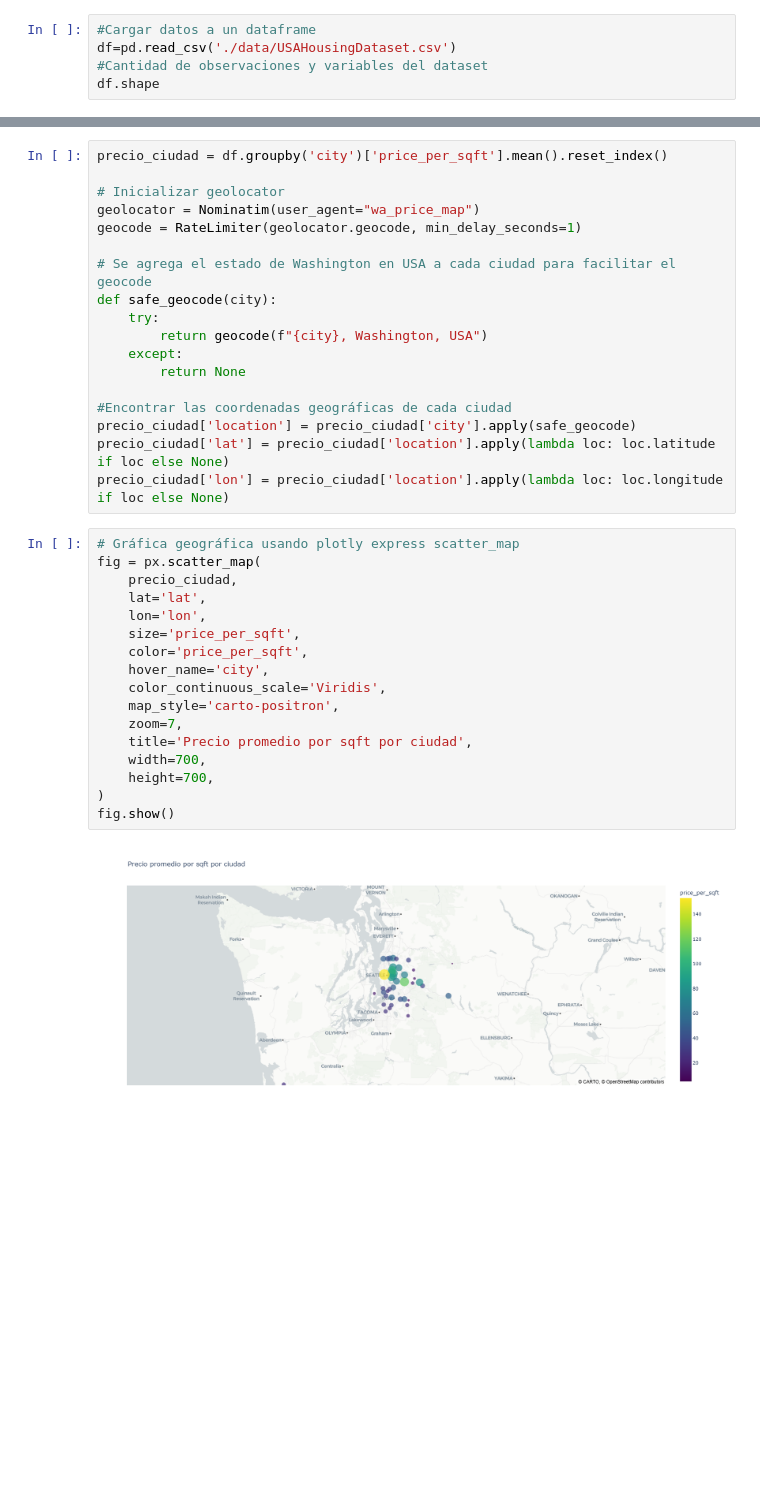
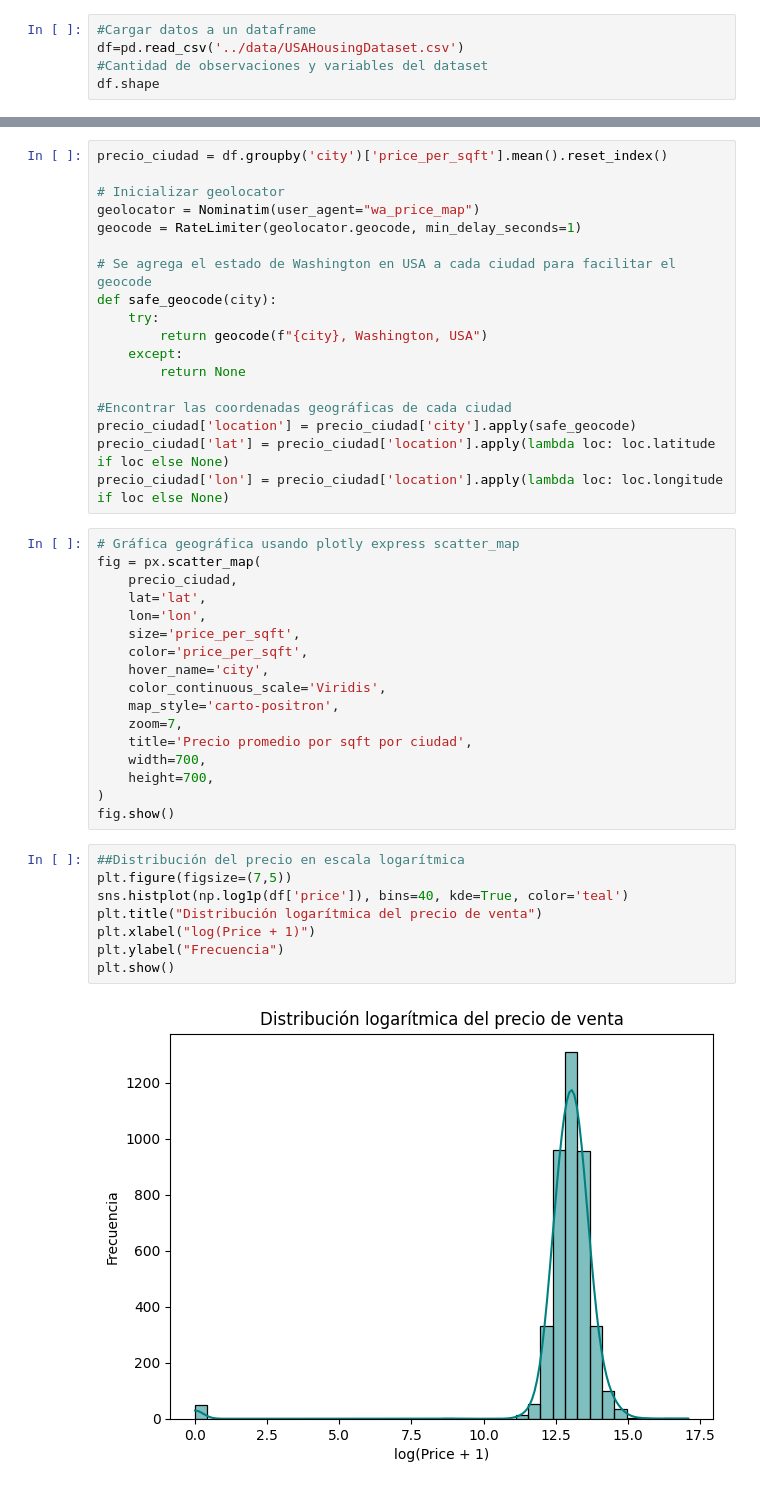
Before and after one commit to carlossil05/G2-Proyecto-DSA, a Jupyter notebook: Entrega 1/Exploracion-datos.ipynb, the cells around one changed output, grey strips where cells are left out. Drawn from its saved outputs; the diff is of its cells as text; blank space fills up the shorter version.

Commit message:
EDA: agrega visualizaciones

```diff
--- a/Entrega 1/Exploracion-datos.ipynb
+++ b/Entrega 1/Exploracion-datos.ipynb
@@ -9,7 +9,7 @@ from geopy.extra.rate_limiter import RateLimiter
 import plotly.express as px
 # %%
 #Cargar datos a un dataframe
-df=pd.read_csv('./data/USAHousingDataset.csv')
+df=pd.read_csv('../data/USAHousingDataset.csv')
 #Cantidad de observaciones y variables del dataset
 df.shape
 # %% [output]
@@ -236,5 +236,13 @@ fig = px.scatter_map(
     height=700,
 )
 fig.show()
-# %% [output]
-[figure, removed]
+# %%
+##Distribución del precio en escala logarítmica
+plt.figure(figsize=(7,5))
+sns.histplot(np.log1p(df['price']), bins=40, kde=True, color='teal')
+plt.title("Distribución logarítmica del precio de venta")
+plt.xlabel("log(Price + 1)")
+plt.ylabel("Frecuencia")
+plt.show()
+# %% [output]
+[figure, added]
```
Also changed, not shown: parts of 12 cells of this notebook.
